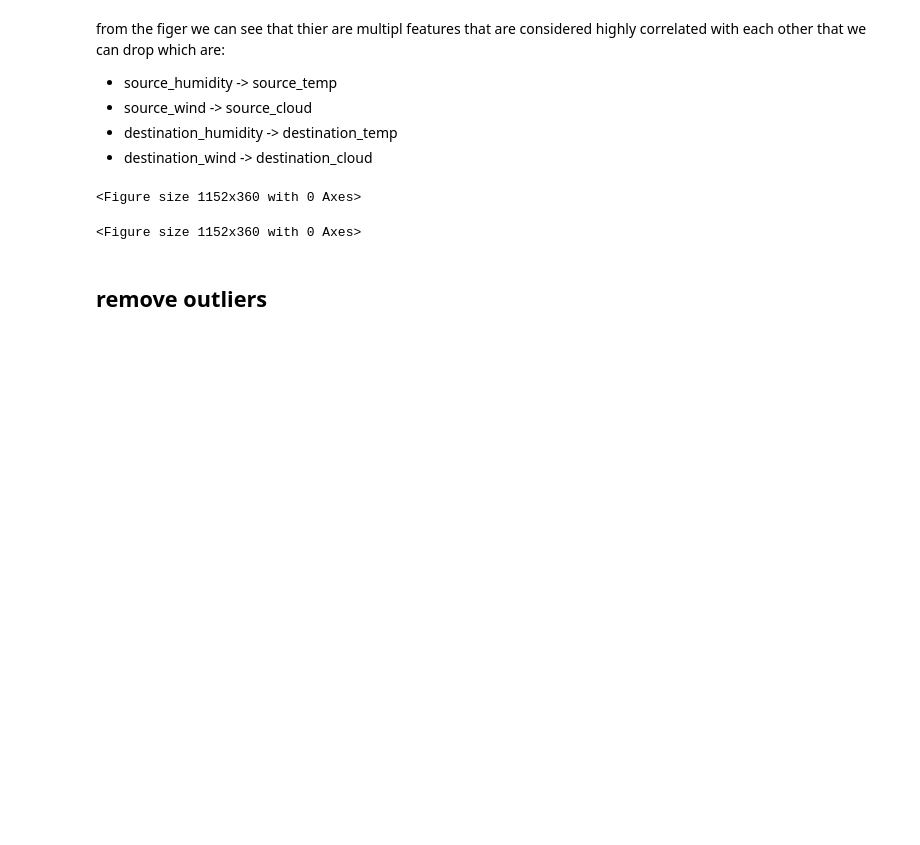
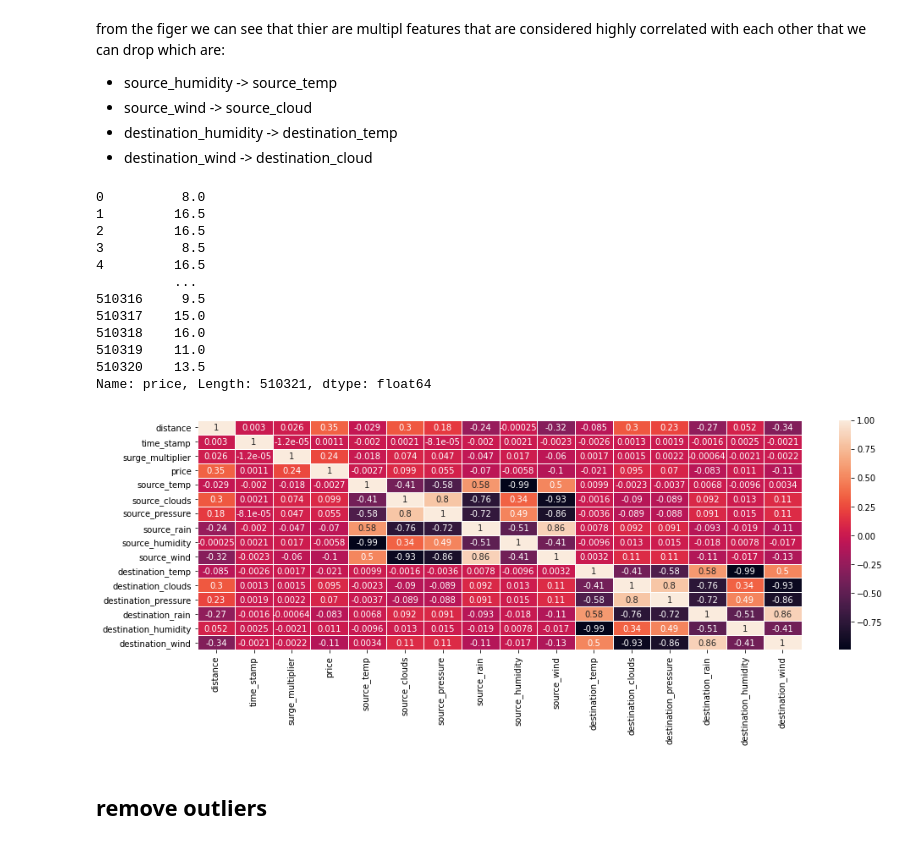
Before and after one commit to aymanred121/taxi-price-prediction, a Jupyter notebook: taxi/main.ipynb, the cells around one changed output. Saved outputs shown, nothing was run; the diff lists cells and outputs as text; code cells hidden in the pictures; blank space fills up the shorter version.

```diff
--- a/taxi/main.ipynb
+++ b/taxi/main.ipynb
@@ -43,7 +42,7 @@ groub weatherData by location since it's the common column between two CSVs
 weatherData.dropna()
 taxiRidersData.dropna(axis=0, inplace=True)
 avgWeather = weatherData.groupby("location").mean().reset_index(drop=False)
-avgWeather = avgWeather.drop(['time_stamp'], axis=1)
+avgWeather.drop(['time_stamp'],axis=1,inplace=True)
 sourceWeather = avgWeather.rename(
     columns={
         'location': 'source',
@@ -121,8 +120,20 @@ from the figer we can see that thier are multipl features that are considered hi
 # %%
 corr = data.corr()
 plt.figure(figsize=(16, 5))
 dataplot = sns.heatmap(data.corr(), annot=True, linewidths=1)
+data.price
 # %% [output]
-<Figure size 1152x360 with 0 Axes>
+0          8.0
+1         16.5
+2         16.5
+3          8.5
+4         16.5
+          ...
+510316     9.5
+510317    15.0
+510318    16.0
+510319    11.0
+510320    13.5
+Name: price, Length: 510321, dtype: float64
-<Figure size 1152x360 with 0 Axes>
+[figure, added]
 # %%
```
Also changed, not shown: parts of 10 cells of this notebook, 1 other file.
